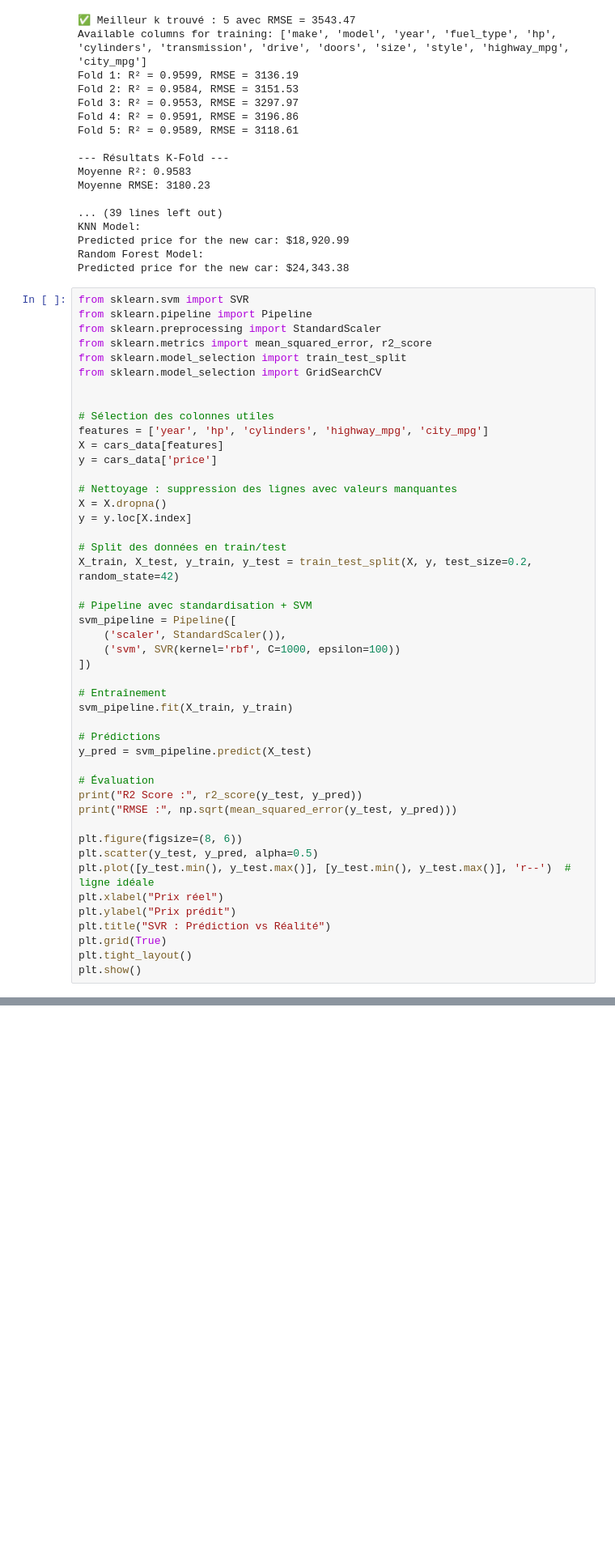
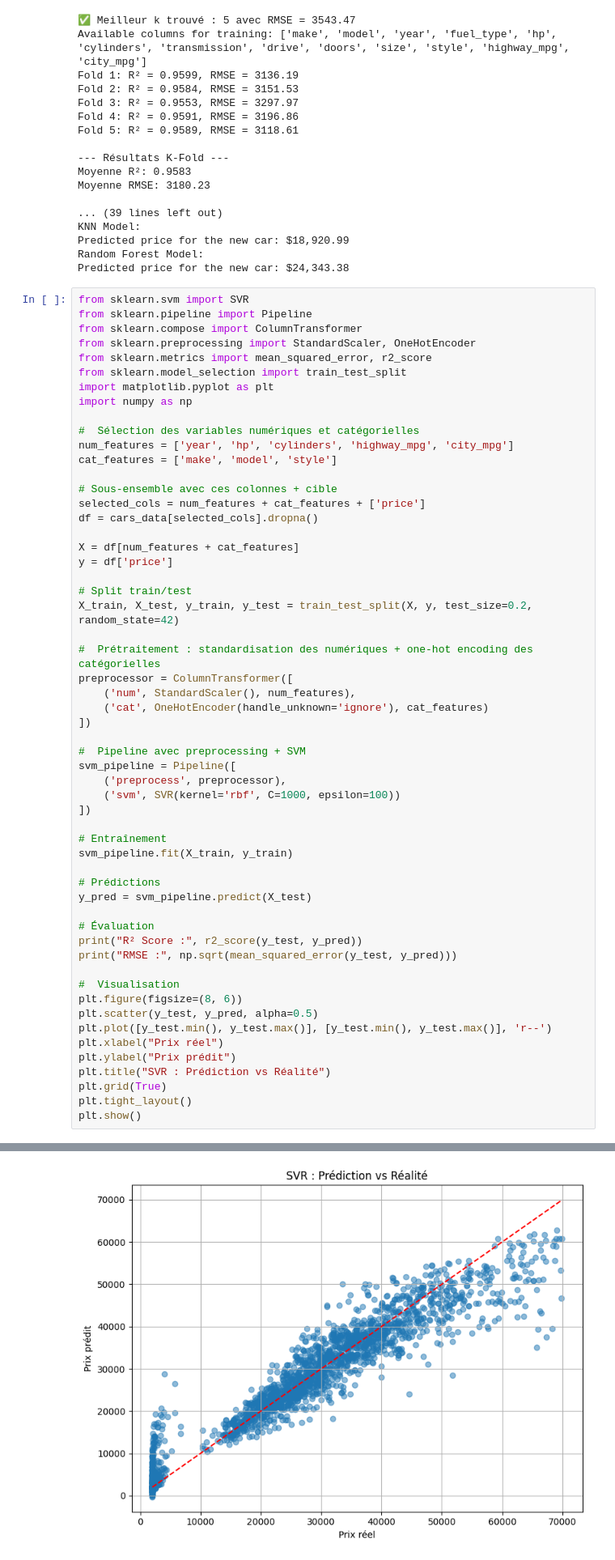
Before and after one commit to Mahokii/PSID_Autopredict, a Jupyter notebook: backend/ML_PSID.ipynb, the cells around one changed output, grey strips where cells are left out. Shown at 81% size. Drawn from its saved outputs; the diff is of its cells as text; blank space fills up the shorter version.

```diff
--- a/backend/ML_PSID.ipynb
+++ b/backend/ML_PSID.ipynb
@@ -610,27 +610,36 @@ Predicted price for the new car: $24,343.38
 # %%
 from sklearn.svm import SVR
 from sklearn.pipeline import Pipeline
-from sklearn.preprocessing import StandardScaler
+from sklearn.compose import ColumnTransformer
+from sklearn.preprocessing import StandardScaler, OneHotEncoder
 from sklearn.metrics import mean_squared_error, r2_score
 from sklearn.model_selection import train_test_split
-from sklearn.model_selection import GridSearchCV
+import matplotlib.pyplot as plt
+import numpy as np
 
+#  Sélection des variables numériques et catégorielles
+num_features = ['year', 'hp', 'cylinders', 'highway_mpg', 'city_mpg']
+cat_features = ['make', 'model', 'style']
 
-# Sélection des colonnes utiles
-features = ['year', 'hp', 'cylinders', 'highway_mpg', 'city_mpg']
-X = cars_data[features]
-y = cars_data['price']
+# Sous-ensemble avec ces colonnes + cible
+selected_cols = num_features + cat_features + ['price']
+df = cars_data[selected_cols].dropna()
 
-# Nettoyage : suppression des lignes avec valeurs manquantes
-X = X.dropna()
-y = y.loc[X.index]
+X = df[num_features + cat_features]
+y = df['price']
 
-# Split des données en train/test
+# Split train/test
 X_train, X_test, y_train, y_test = train_test_split(X, y, test_size=0.2, random_state=42)
 
-# Pipeline avec standardisation + SVM
+#  Prétraitement : standardisation des numériques + one-hot encoding des catégorielles
+preprocessor = ColumnTransformer([
+    ('num', StandardScaler(), num_features),
+    ('cat', OneHotEncoder(handle_unknown='ignore'), cat_features)
+])
+
+#  Pipeline avec preprocessing + SVM
 svm_pipeline = Pipeline([
-    ('scaler', StandardScaler()),
+    ('preprocess', preprocessor),
     ('svm', SVR(kernel='rbf', C=1000, epsilon=100))
 ])
 
@@ -641,15 +650,17 @@ svm_pipeline.fit(X_train, y_train)
 y_pred = svm_pipeline.predict(X_test)
 
 # Évaluation
-print("R2 Score :", r2_score(y_test, y_pred))
+print("R² Score :", r2_score(y_test, y_pred))
 print("RMSE :", np.sqrt(mean_squared_error(y_test, y_pred)))
 
+#  Visualisation
 plt.figure(figsize=(8, 6))
 plt.scatter(y_test, y_pred, alpha=0.5)
-plt.plot([y_test.min(), y_test.max()], [y_test.min(), y_test.max()], 'r--')  # ligne idéale
+plt.plot([y_test.min(), y_test.max()], [y_test.min(), y_test.max()], 'r--')
 plt.xlabel("Prix réel")
 plt.ylabel("Prix prédit")
 plt.title("SVR : Prédiction vs Réalité")
 plt.grid(True)
 plt.tight_layout()
 plt.show()
+# %% [output]
@@ -655,0 +669 @@ plt.show()
+[figure, added]
```
Also changed, not shown: parts of 3 cells of this notebook.
